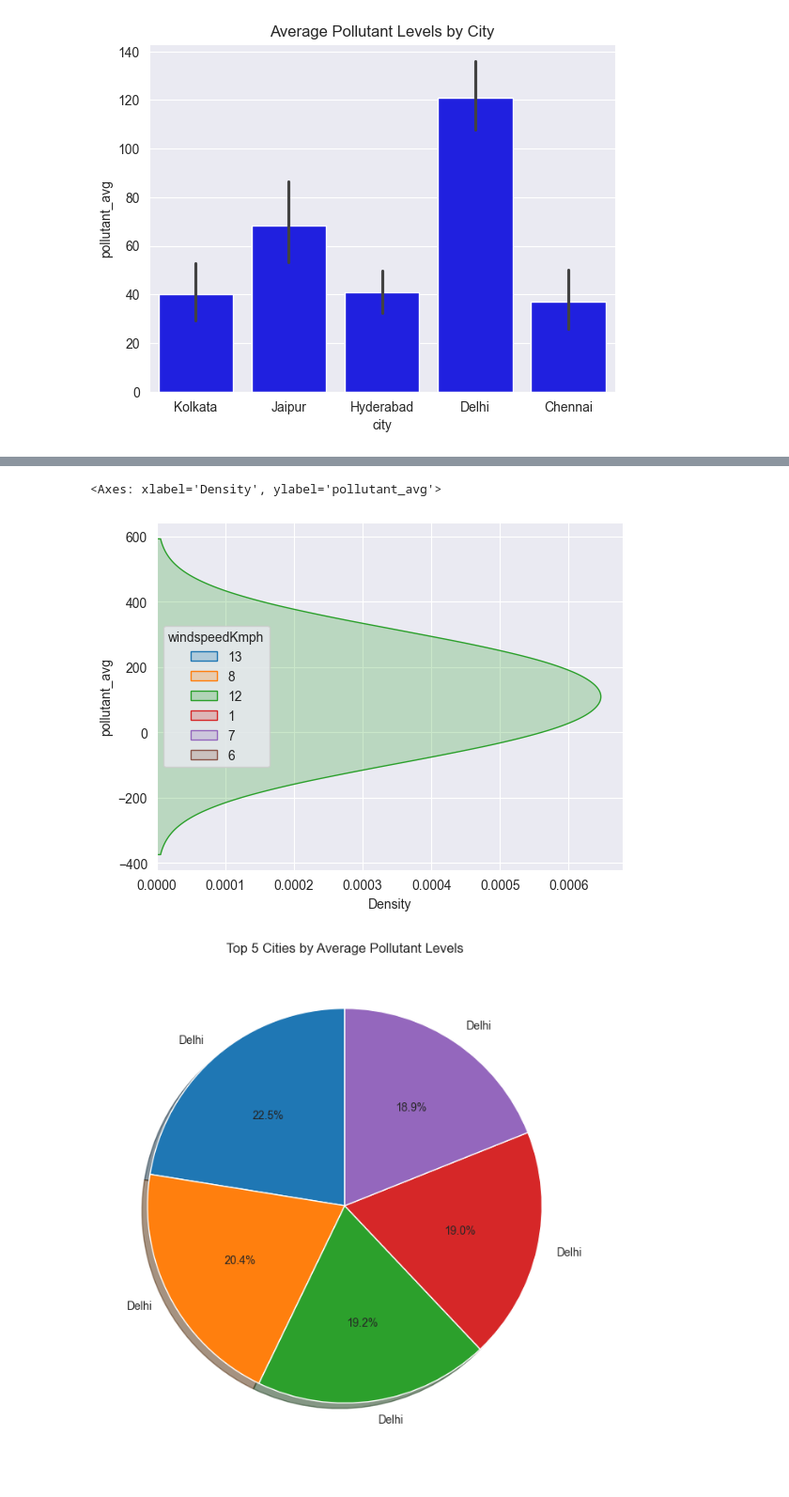
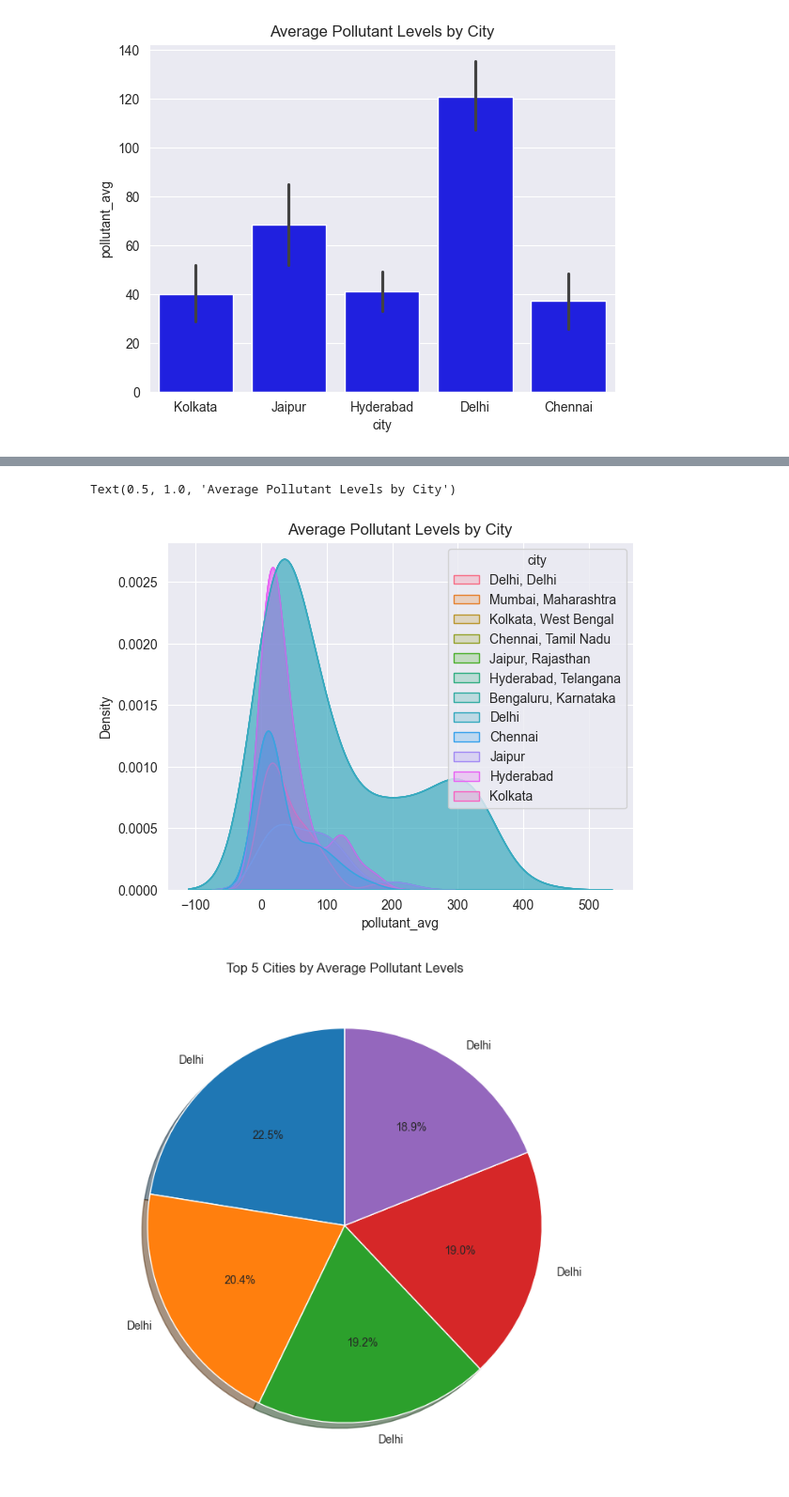
Before and after one commit to Maybern-Mk/Weather_Impact_on_AQI_Analysis, a Jupyter notebook: Weather Impact On AQI Analysis.ipynb, the cells around one changed output, grey strips where cells are left out. Shown at 94% size. Drawn from its saved outputs; the diff is of its cells as text; code cells hidden in the pictures.

```diff
--- a/Weather Impact On AQI Analysis.ipynb
+++ b/Weather Impact On AQI Analysis.ipynb
@@ -63,6 +63,10 @@ Weather data for multiple cities saved!
 print(df_weather)
 print("Null Values:",pd.isnull(df_weather).sum())
 df_weather.columns
+df_weather.sort_values(by=['tempC'], ascending=False, inplace=True)
+
+df_weather.to_csv('Book2.csv', index=False)
+print("Weather data for multiple cities saved!")
 # %% [output]
                    city        date   time tempC precipMM windspeedKmph  \
 0  Bengaluru, Karnataka  2025-10-19  20:00    22      1.7            13
@@ -132,7 +133,7 @@ print(df_aqi.head())
 import pandas as pd
 
 df_AQI_by_Weather = pd.concat([df_weather.reset_index(drop=True),
-                       df_aqi.reset_index(drop=True)], axis=1)
+                       df_aqi.reset_index(drop=True)])
 
 print(df_AQI_by_Weather.head())
 # %% [output]
@@ -241,8 +238,12 @@ sns.lineplot(x='humidity', y='pollutant_avg', data=df_AQI_by_Weather,color='blue
 # %%
-sns.kdeplot(y='pollutant_avg',data=df_AQI_by_Weather,fill=True, hue='windspeedKmph')
+sns.kdeplot(x='pollutant_avg', data=df_AQI_by_Weather, fill=True,hue='city')
+sns.kdeplot(x='pollutant_avg', data=df_AQI_by_Weather, fill=True,hue='city')
+sns.kdeplot(x='pollutant_avg', data=df_AQI_by_Weather, fill=True,hue='city')
+sns.kdeplot(x='pollutant_avg', data=df_AQI_by_Weather, fill=True,hue='city')
+plt.title('Average Pollutant Levels by City')
 # %% [output]
-<Axes: xlabel='Density', ylabel='pollutant_avg'>
+Text(0.5, 1.0, 'Average Pollutant Levels by City')
-[figure, old version]
+[figure, new version]
 # %%
 import pandas as pd
 import matplotlib.pyplot as plt
```
Also changed, not shown: parts of 10 cells of this notebook.
